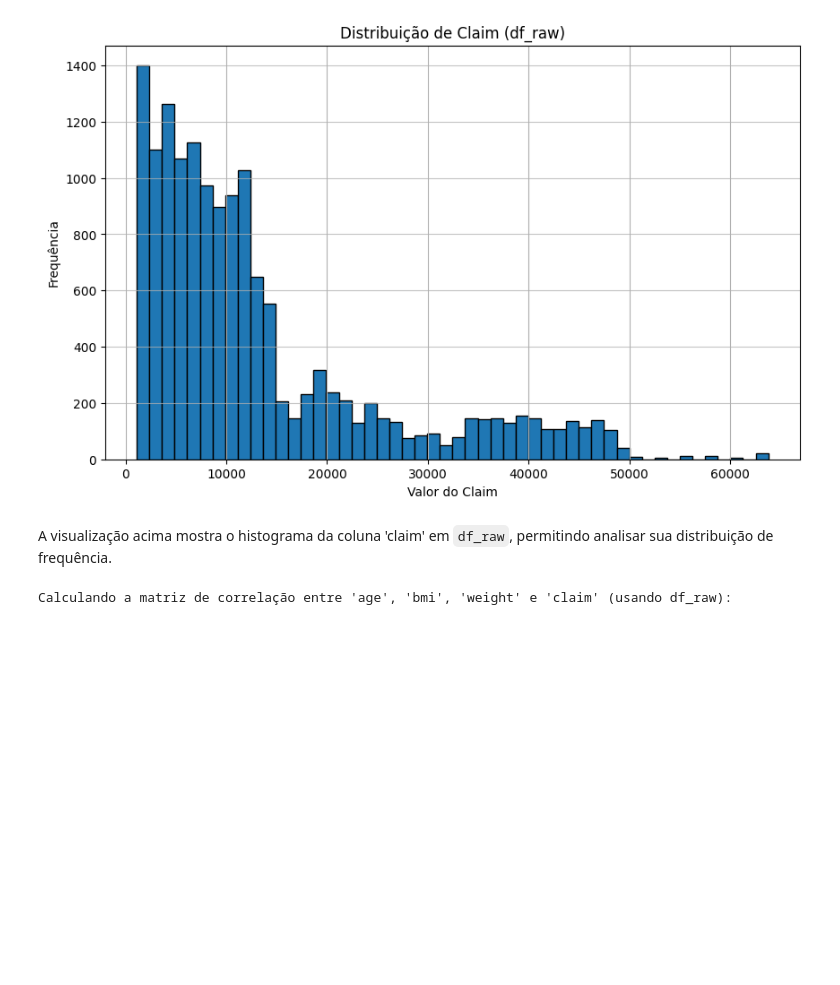
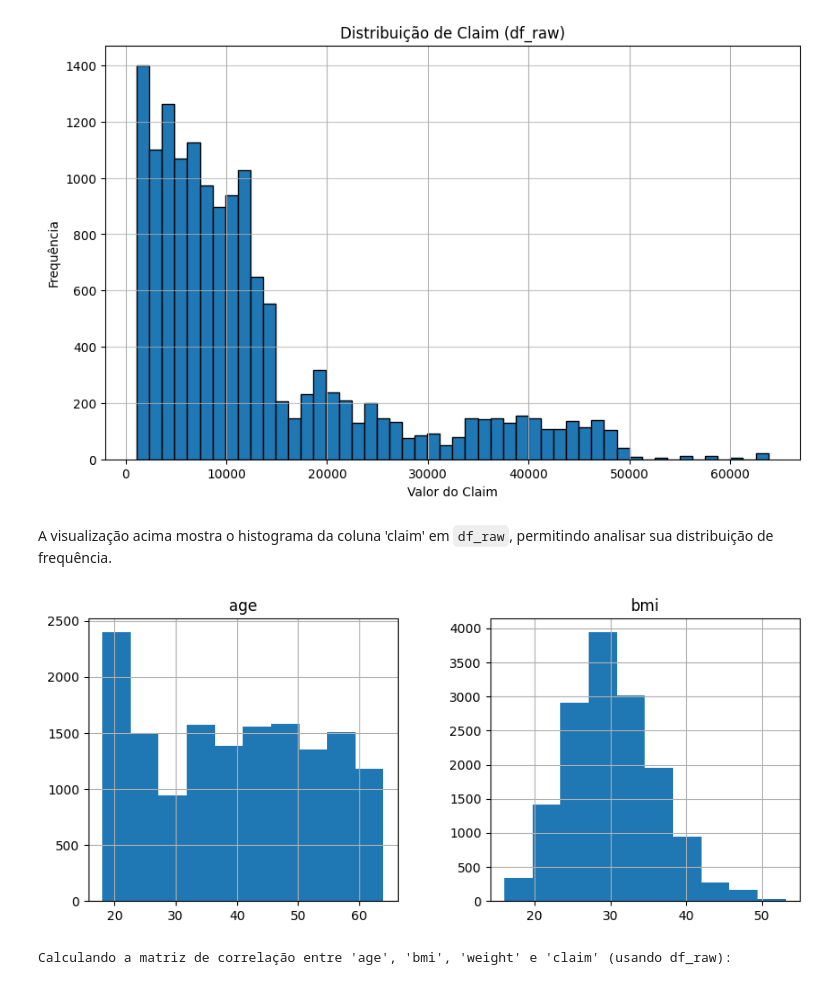
Before and after one commit to DalpesCS50/trab_estagio4_health-insurance-claims-prediction, a Jupyter notebook: notebooks/Pre_processamento_trabalho.ipynb, the cells around one changed output. Saved outputs shown, nothing was run; the diff lists cells and outputs as text; code cells hidden in the pictures; blank space fills up the shorter version.

Commit message:
Execução das celulas sem erro

```diff
--- a/notebooks/Pre_processamento_trabalho.ipynb
+++ b/notebooks/Pre_processamento_trabalho.ipynb
@@ -1076,3 +1074,9 @@ df[['INCOME', 'LOGINCOME']].hist();
+# %%
+# O erro KeyError ocorria porque 'INCOME' e 'LOGINCOME' não existem nesta base de dados.
+# Vamos visualizar as distribuições de variáveis numéricas reais presentes no df_raw:
+df_raw[['age', 'bmi']].hist(figsize=(10, 4));
+# %% [output]
+[figure, added]
 # %%
 print("Calculando a matriz de correlação entre 'age', 'bmi', 'weight' e 'claim' (usando df_raw):")
 correlation_matrix = df_raw[['age', 'bmi', 'weight', 'claim']].corr()
```
Also changed, not shown: parts of 49 cells of this notebook.
